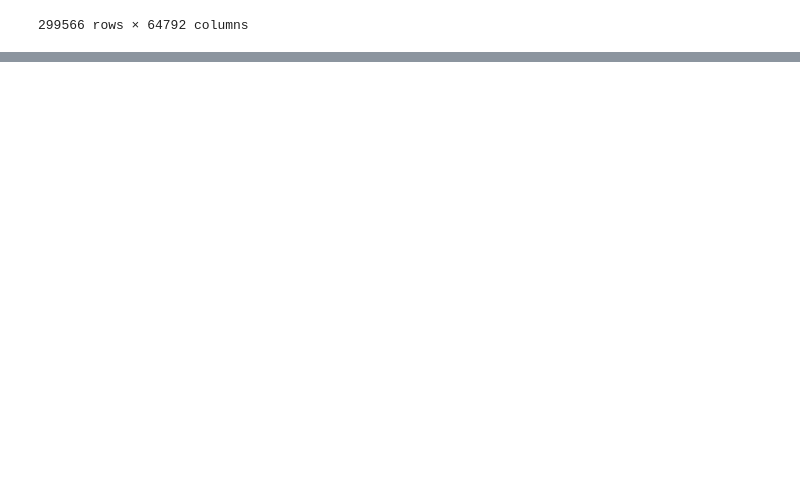
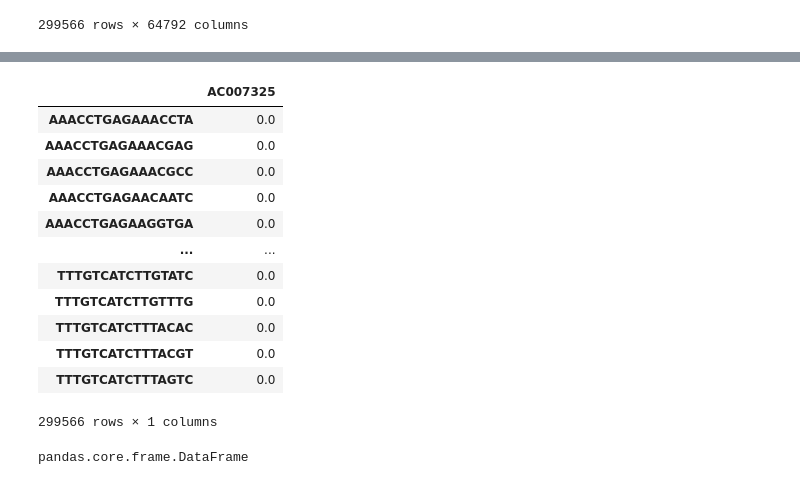
Before and after one commit to kushtimusPrime/lau-lab-notebooks, a Jupyter notebook: notebooks/geneIDToName4.ipynb, the cells around one changed output, grey strips where cells are left out. Drawn from its saved outputs; the diff is of its cells as text; code cells hidden in the pictures; blank space fills up the shorter version.

```diff
--- a/notebooks/geneIDToName4.ipynb
+++ b/notebooks/geneIDToName4.ipynb
@@ -82,2 +113,22 @@ dfMatrix
 # %%
-betterMatrix=dfMatrix.groupby(dfMatrix.columns,axis=1).sum()
+betterReducedMatrix=reducedMatrix.groupby(reducedMatrix.columns,axis=1).sum()
+# %%
+betterReducedMatrix
+# %% [output]
+|  | AC007325 |
+| AAACCTGAGAAACCTA | 0.0 |
+| AAACCTGAGAAACGAG | 0.0 |
+| AAACCTGAGAAACGCC | 0.0 |
+| AAACCTGAGAACAATC | 0.0 |
+| AAACCTGAGAAGGTGA | 0.0 |
+| ... | ... |
+| TTTGTCATCTTGTATC | 0.0 |
+| TTTGTCATCTTGTTTG | 0.0 |
+| TTTGTCATCTTTACAC | 0.0 |
+| TTTGTCATCTTTACGT | 0.0 |
+| TTTGTCATCTTTAGTC | 0.0 |
+299566 rows × 1 columns
+# %%
+type(betterReducedMatrix)
+# %% [output]
+pandas.core.frame.DataFrame
```
Also changed, not shown: parts of 10 cells of this notebook.
